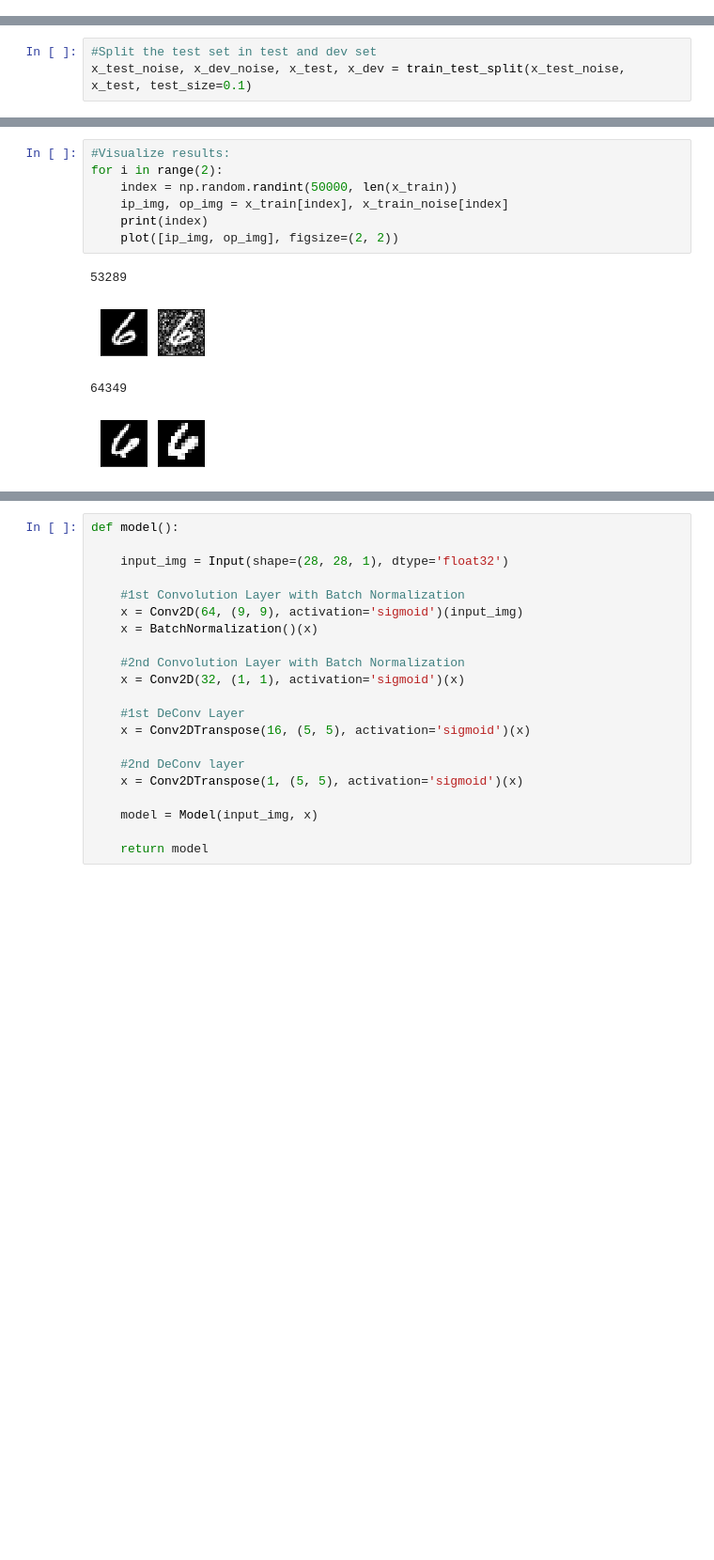
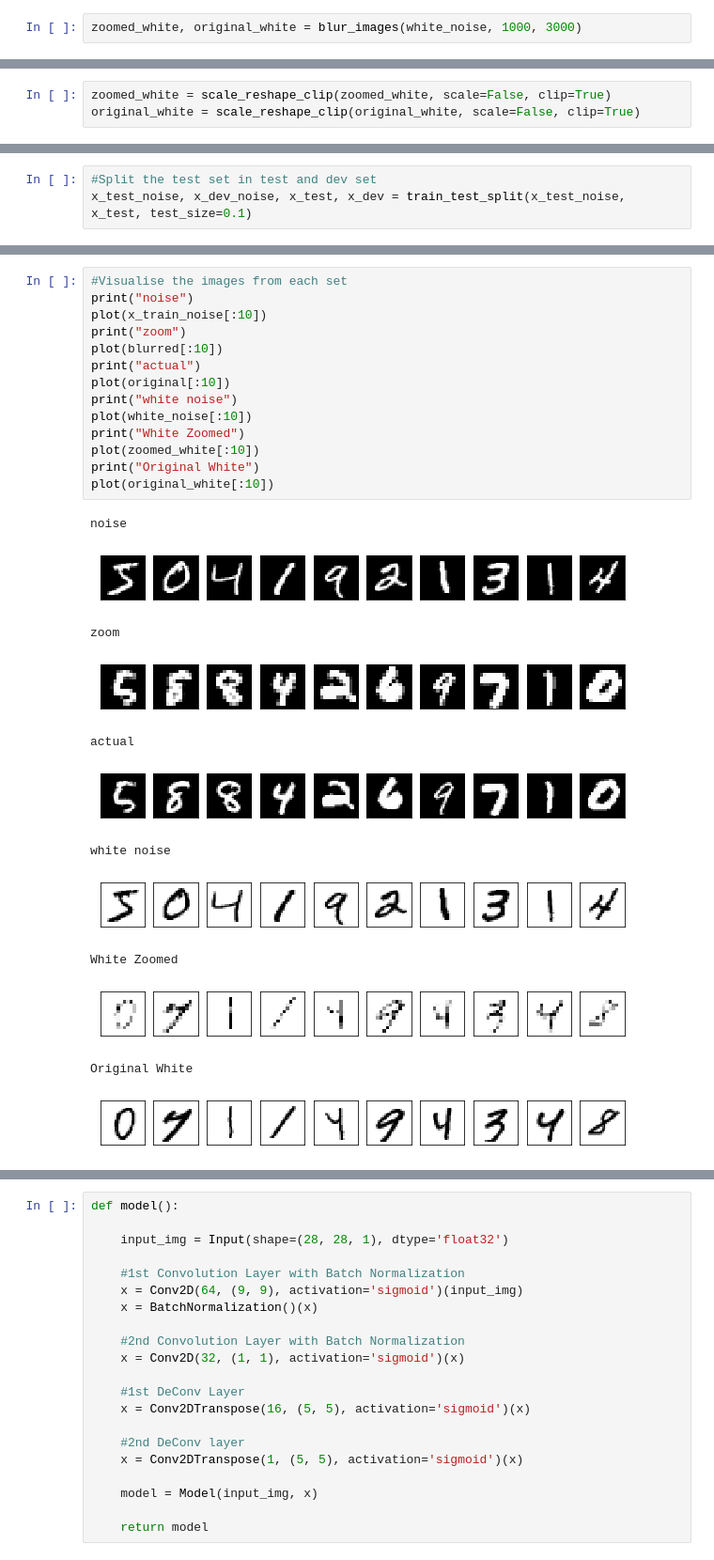
Before and after one commit to CoderSsVartak/Auto_Encoder, a Jupyter notebook: Auto_encoder.ipynb, the cells around one changed output, grey strips where cells are left out. Shown at 94% size. Cells and saved outputs as stored; diff of their text form; blank space fills up the shorter version.

```diff
--- a/Auto_encoder.ipynb
+++ b/Auto_encoder.ipynb
@@ -107,0 +123,2 @@ actual
+# %%
+zoomed_white, original_white = blur_images(white_noise, 1000, 3000)
@@ -108,2 +127,5 @@ actual
+# %%
+zoomed_white = scale_reshape_clip(zoomed_white, scale=False, clip=True)
+original_white = scale_reshape_clip(original_white, scale=False, clip=True)
 # %%
 #Define the noisy dataset which will be input to the model
@@ -124,15 +156,30 @@ x_test_noise = np.concatenate((x_test_noise[2000:], original[:2000]))
-# %%
-#Visualize results:
-for i in range(2):
-    index = np.random.randint(50000, len(x_train))
-    ip_img, op_img = x_train[index], x_train_noise[index]
-    print(index)
-    plot([ip_img, op_img], figsize=(2, 2))
-# %% [output]
-53289
-[figure, removed]
-64349
-[figure, removed]
+# %%
+#Visualise the images from each set
+print("noise")
+plot(x_train_noise[:10])
+print("zoom")
+plot(blurred[:10])
+print("actual")
+plot(original[:10])
+print("white noise")
+plot(white_noise[:10])
+print("White Zoomed")
+plot(zoomed_white[:10])
+print("Original White")
+plot(original_white[:10])
+# %% [output]
+noise
+[figure, added]
+zoom
+[figure, added]
+actual
+[figure, added]
+white noise
+[figure, added]
+White Zoomed
+[figure, added]
+Original White
+[figure, added]
 # %%
 x_train.shape, x_train_noise.shape, x_test.shape, x_test_noise.shape, x_dev.shape, x_dev_noise.shape
 # %% [output]
```
Also changed, not shown: parts of 16 cells of this notebook.
